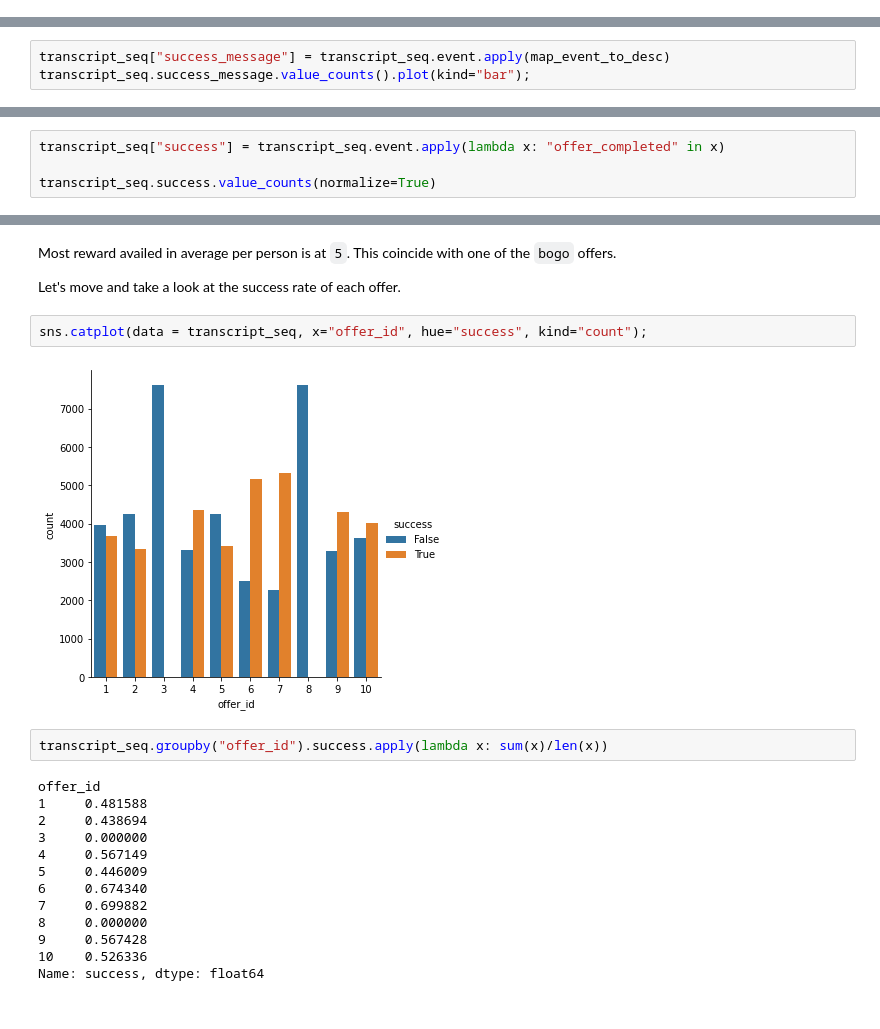
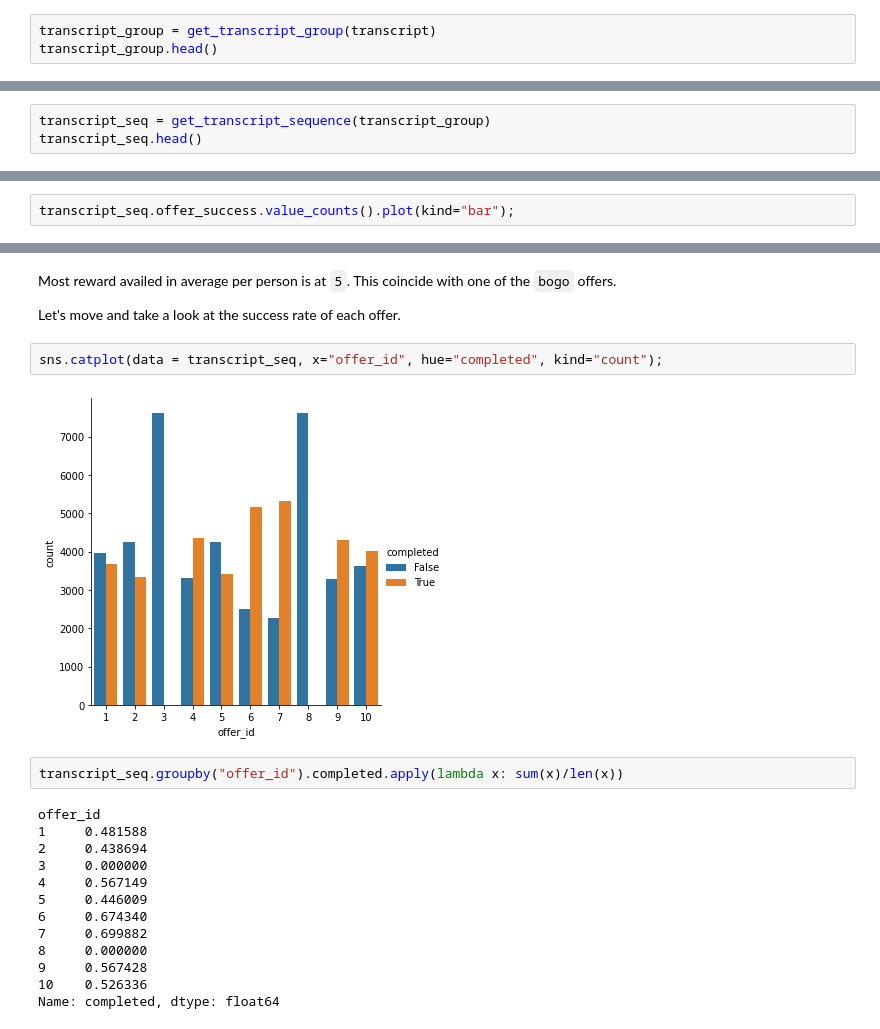
Before and after one commit to netxph/sb-capstone, a Jupyter notebook: notebooks/02 - Data Understanding.ipynb, the cells around one changed output, grey strips where cells are left out. Saved outputs shown, nothing was run; the diff lists cells and outputs as text.

Commit message:
complete full table analysis minus transcript enrich

```diff
--- a/notebooks/02 - Data Understanding.ipynb
+++ b/notebooks/02 - Data Understanding.ipynb
@@ -800,0 +737,3 @@ transcript_seq.head()
+# %%
+transcript_group = get_transcript_group(transcript)
+transcript_group.head()
@@ -800,0 +747,3 @@ transcript_seq.head()
+# %%
+transcript_seq = get_transcript_sequence(transcript_group)
+transcript_seq.head()
@@ -801,9 +757,4 @@ transcript_seq.head()
 # %%
-transcript_seq["success_message"] = transcript_seq.event.apply(map_event_to_desc)
-transcript_seq.success_message.value_counts().plot(kind="bar");
+transcript_seq.offer_success.value_counts().plot(kind="bar");
 # %% [output]
 [figure]
-# %%
-transcript_seq["success"] = transcript_seq.event.apply(lambda x: "offer_completed" in x)
-
-transcript_seq.success.value_counts(normalize=True)
@@ -865,11 +820,11 @@ Most reward availed in average per person is at `5`. This coincide with one of t
 
 Let's move and take a look at the success rate of each offer.
 # %%
-sns.catplot(data = transcript_seq, x="offer_id", hue="success", kind="count");
+sns.catplot(data = transcript_seq, x="offer_id", hue="completed", kind="count");
 # %% [output]
-[figure, old version]
+[figure, new version]
 # %%
-transcript_seq.groupby("offer_id").success.apply(lambda x: sum(x)/len(x))
+transcript_seq.groupby("offer_id").completed.apply(lambda x: sum(x)/len(x))
 # %% [output]
 offer_id
 1     0.481588
@@ -882,5 +837,5 @@ offer_id
 8     0.000000
 9     0.567428
 10    0.526336
-Name: success, dtype: float64
+Name: completed, dtype: float64
 # %%
```
Also changed, not shown: parts of 38 cells of this notebook, 1 other file.
